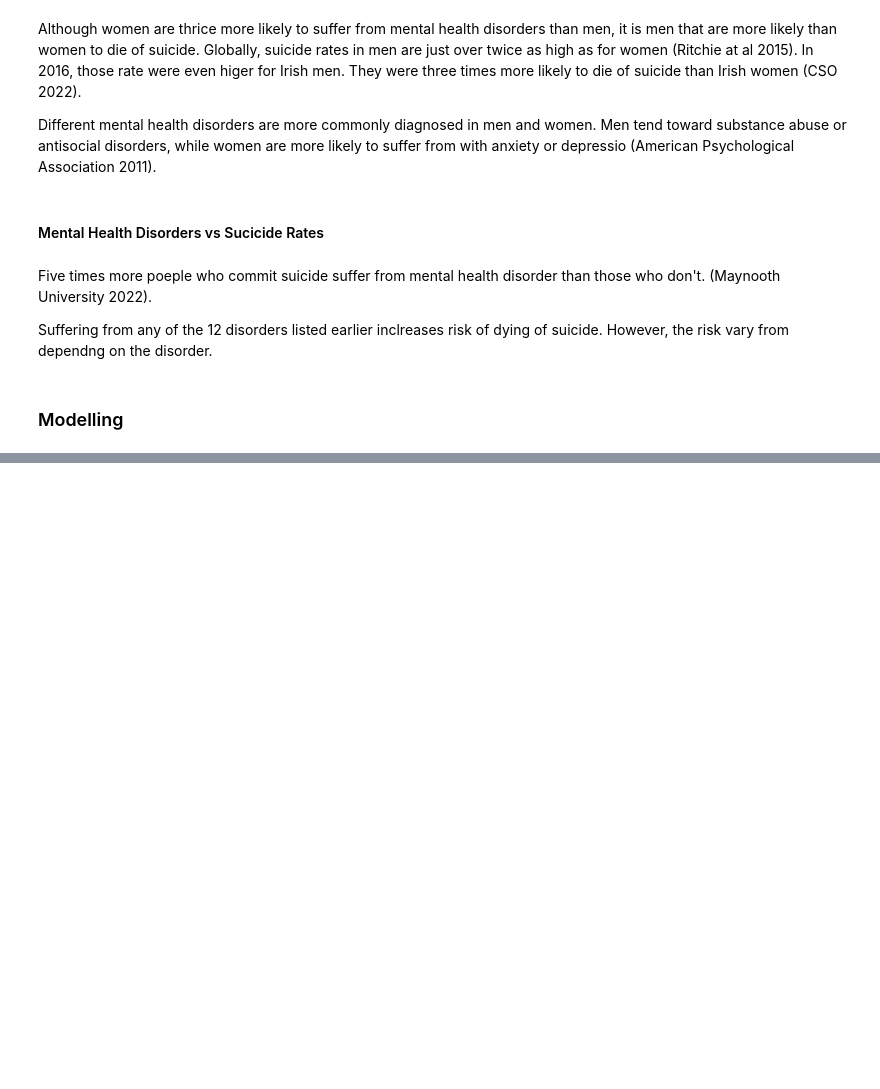
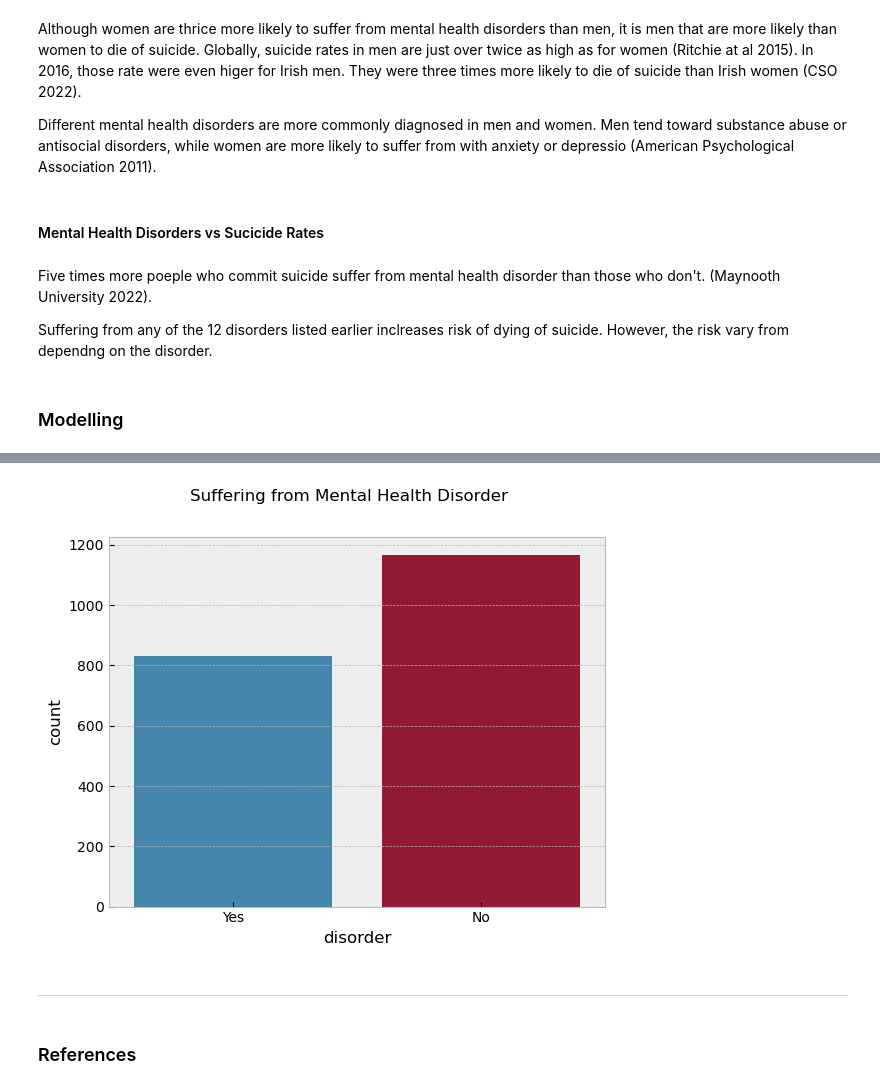
Before and after one commit to dariairad/pda-project1, a Jupyter notebook: pda-project1.ipynb, the cells around one changed output, grey strips where cells are left out. Cells and saved outputs as stored; diff of their text form; code cells hidden in the pictures; blank space fills up the shorter version.

```diff
--- a/pda-project1.ipynb
+++ b/pda-project1.ipynb
@@ -177,0 +219,7 @@ Stack Exchange (2015). *If my histogram shows a bell-shaped curve, can I say my
+# %%
+disorder_choice = ["Yes", "No"]
+
+disorder = rng.choice (disorder_choice, p = [0.425, 0.575], size = 2000)
+df["disorder"] = disorder
+
+df.head ()
@@ -177,0 +233,10 @@ Stack Exchange (2015). *If my histogram shows a bell-shaped curve, can I say my
+# %%
+sns.countplot(x = df["disorder"])
+plt.suptitle ("Suffering from Mental Health Disorder")
+plt.show()
+# %% [output]
+[figure, added]
+# %% [markdown]
+_____
+# %% [markdown]
+### References
```
Also changed, not shown: parts of 26 cells of this notebook.
